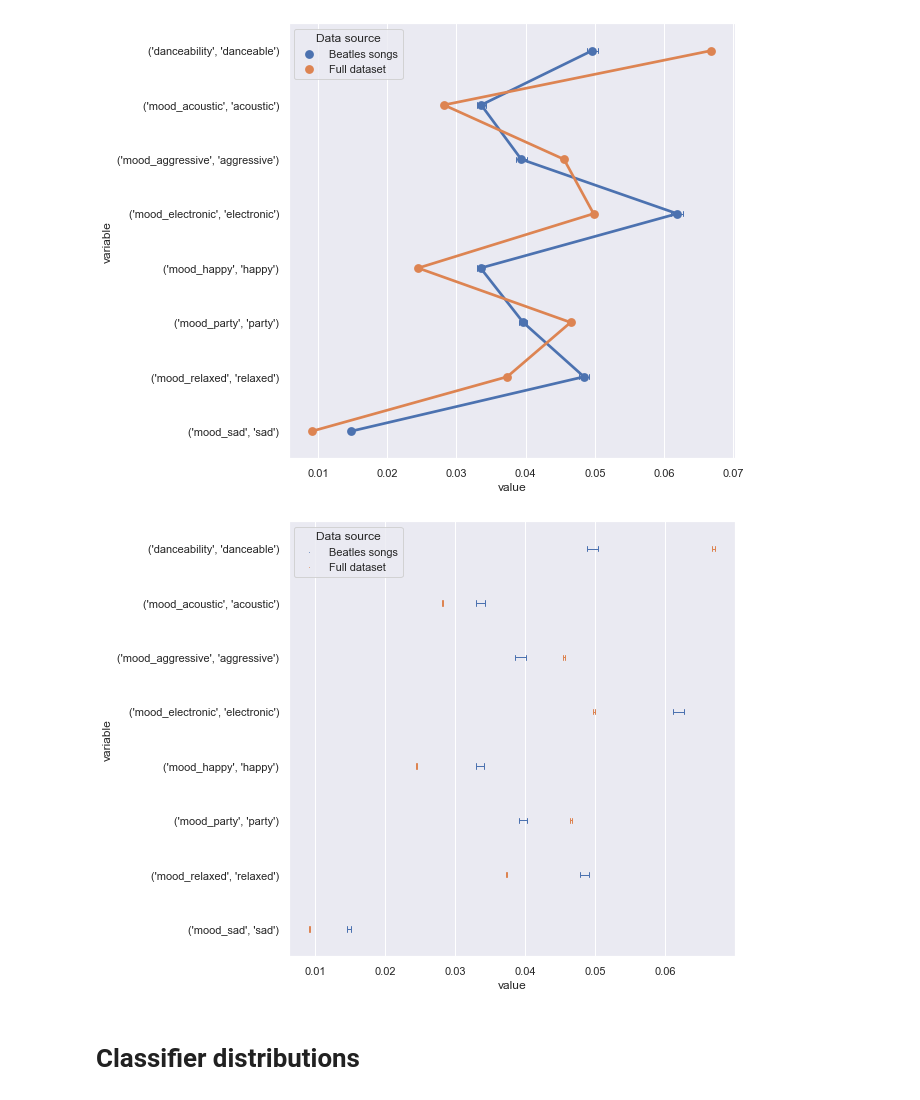
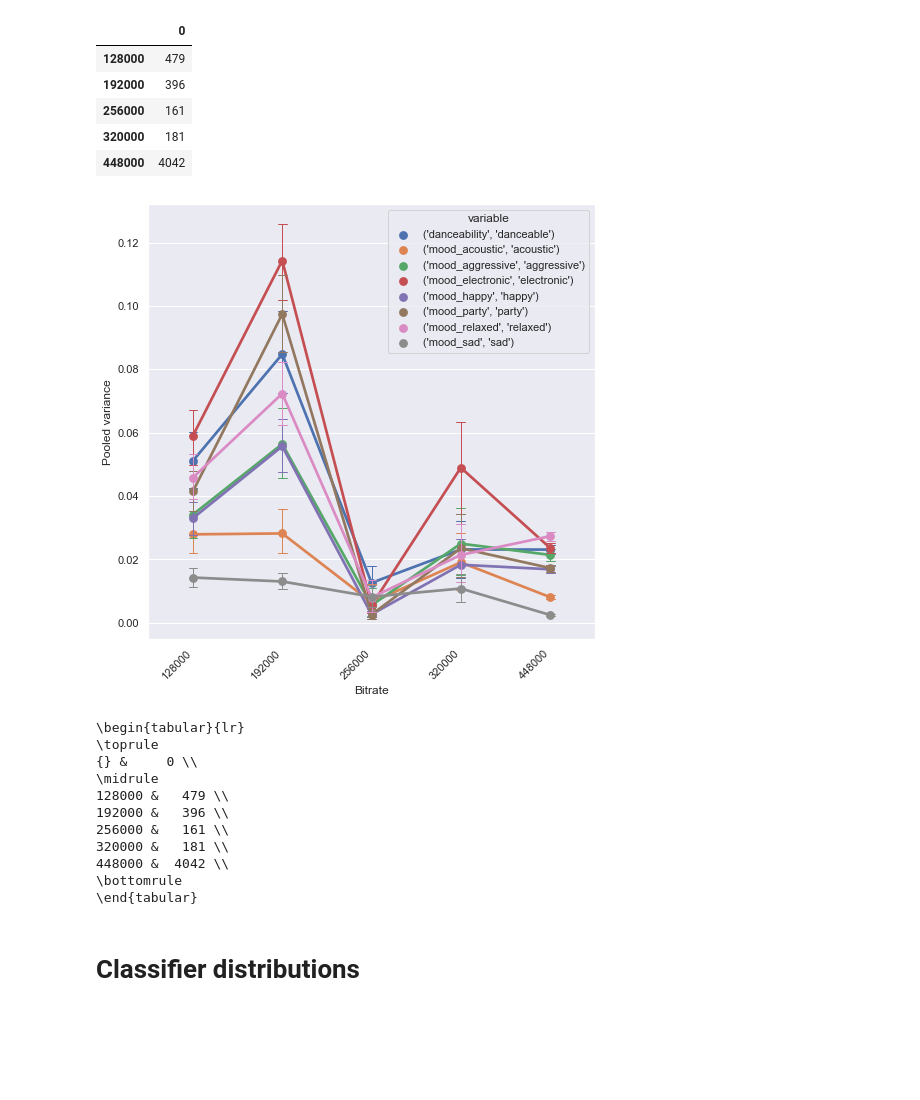
Before and after one commit to chrismostert/Thesis, a Jupyter notebook: beatles_analysis.ipynb, the cells around one changed output. Drawn from its saved outputs; the diff is of its cells as text; code cells hidden in the pictures; blank space fills up the shorter version.

```diff
--- a/beatles_analysis.ipynb
+++ b/beatles_analysis.ipynb
@@ -76,45 +58,55 @@ plt.show()
-# %%
-plt.figure(figsize=(8,8))
-ax = sns.pointplot(data=toplot, x='value', y='variable', hue='Data source', errwidth=1, capsize=.1)
-plt.show()
-# %% [output]
-[figure, removed]
-# %%
-plt.figure(figsize=(8,8))
-ax = sns.pointplot(data=toplot, x='value', y='variable', hue='Data source', errwidth=1, capsize=.1, join=False, scale=0.1)
-plt.show()
-# %% [output]
-[figure, removed]
 # %%
 beatles_bitrate = beatles.groupby(['bit_rate']).progress_apply(filter_submissions)
 beatles_bitrate_variance = beatles_bitrate[cols].groupby(level=[0,1]).progress_apply(get_variance)
 # %%
 bitrates = [128000, 192000, 256000, 320000, 0]
 idx = [128000, 192000, 256000, 320000, 448000]
 toplot = pd.DataFrame()
 counts = []
 
 for rate in bitrates:
     toadd = beatles_bitrate_variance.loc[rate]
     toadd['bitrate'] = rate
     toplot = toplot.append(toadd)
     counts.append(len(toadd))
 
 counts = pd.DataFrame(counts)
 counts.index = idx
 display(counts)
 
 toplot['bitrate'] = toplot['bitrate'].replace(to_replace=0, value=448000)
 toplot = toplot.melt(id_vars=['bitrate'])
 
 
-plt.figure()
-ax = sns.barplot(data=toplot, x='variable', y='value', hue="bitrate", errwidth=1, capsize=.1)
+plt.figure(figsize=(8,8))
+ax = sns.pointplot(data=toplot, x='bitrate', y='value', hue="variable", errwidth=1, capsize=.1)
 ax.set_xticklabels(ax.get_xticklabels(), rotation=45, horizontalalignment='right')
-plt.title(f"Classifier variance for Beatles songs across bitrates\nNo downsampling used\n448000 indicates lossless")
-plt.xlabel("Classifier")
+#plt.title(f"Classifier variance for Beatles songs across bitrates\nNo downsampling used\n448000 indicates lossless")
+plt.xlabel("Bitrate")
 plt.ylabel("Pooled variance")
 plt.show()
+# %% [output]
+|  | 0 |
+| 128000 | 479 |
+| 192000 | 396 |
+| 256000 | 161 |
+| 320000 | 181 |
+| 448000 | 4042 |
+[figure, added]
+# %%
+print(counts.to_latex())
+# %% [output]
+\begin{tabular}{lr}
+\toprule
+{} &     0 \\
+\midrule
+128000 &   479 \\
+192000 &   396 \\
+256000 &   161 \\
+320000 &   181 \\
+448000 &  4042 \\
+\bottomrule
+\end{tabular}
 # %% [markdown]
 # Classifier distributions
 # %%
```
Also changed, not shown: parts of 4 cells of this notebook, 3 other files.
